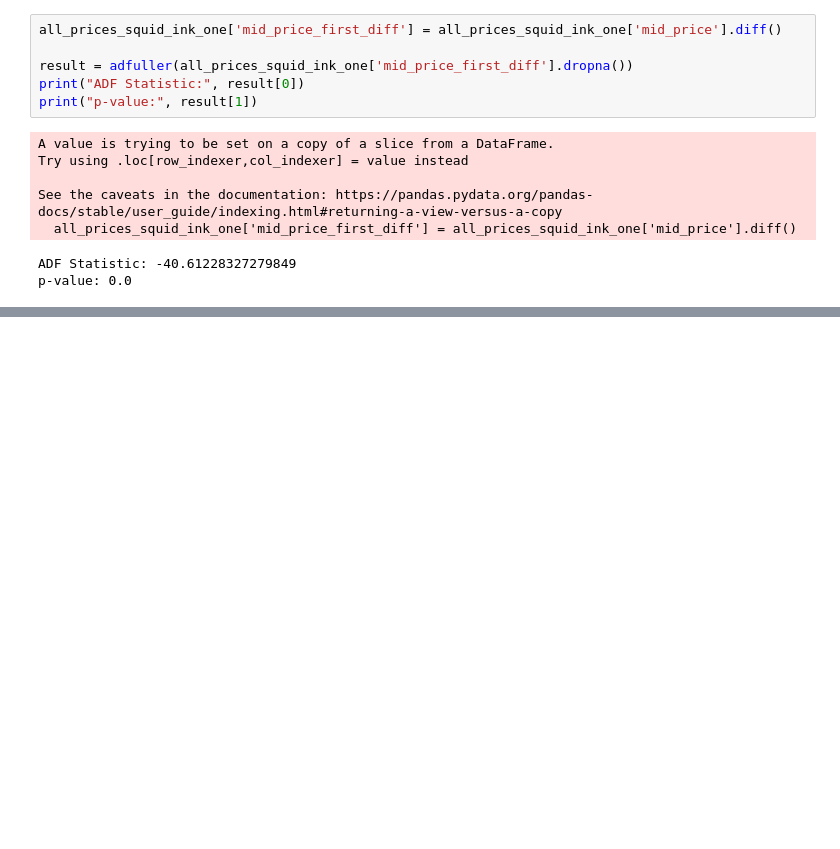
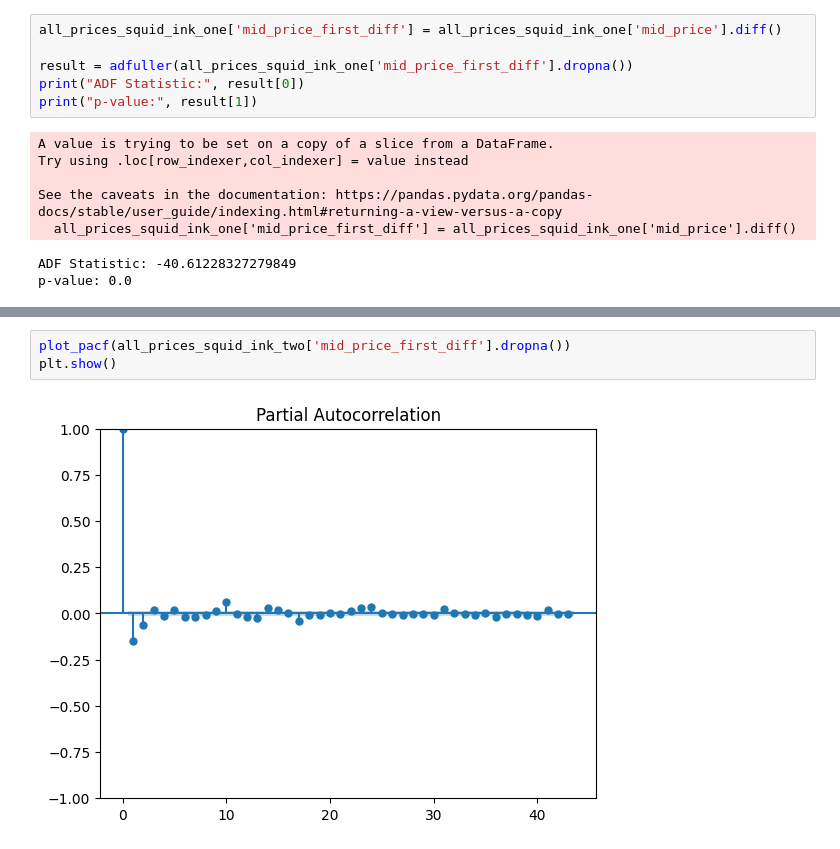
Before and after one commit to williamzkollard/IMC-Prosperity-2025, a Jupyter notebook: src/Round 1/Data_Analysisv0.1.ipynb, the cells around one changed output, grey strips where cells are left out. Cells and saved outputs as stored; diff of their text form; blank space fills up the shorter version.

```diff
--- a/src/Round 1/Data_Analysisv0.1.ipynb
+++ b/src/Round 1/Data_Analysisv0.1.ipynb
@@ -241,0 +259,5 @@ See the caveats in the documentation: https://pandas.pydata.org/pandas-docs/stab
+# %%
+plot_pacf(all_prices_squid_ink_two['mid_price_first_diff'].dropna())
+plt.show()
+# %% [output]
+[figure, added]
```
Also changed, not shown: parts of 4 cells of this notebook, 1 other file.
